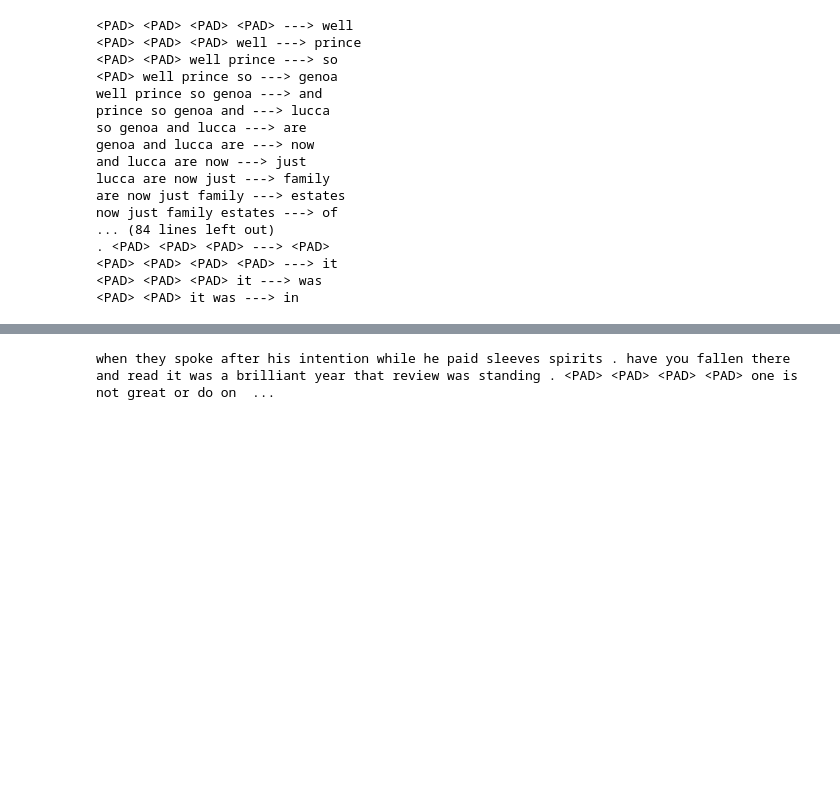
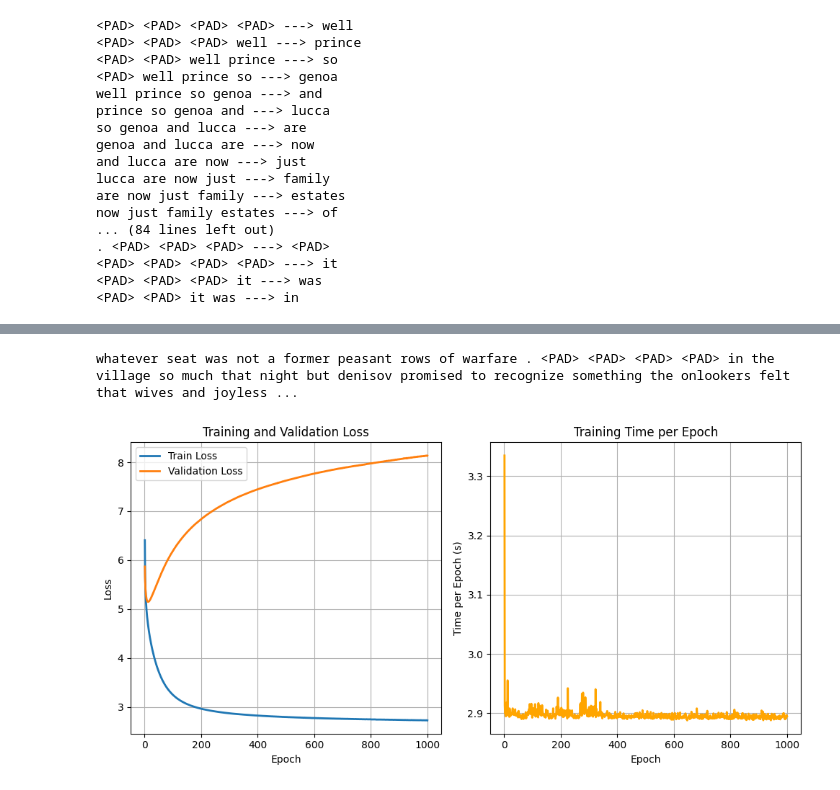
Before and after one commit to RishankSoni/es335-assignment-3, a Jupyter notebook: Taks-1.ipynb, the cells around one changed output, grey strips where cells are left out. Saved outputs shown, nothing was run; the diff lists cells and outputs as text; code cells hidden in the pictures; blank space fills up the shorter version.

```diff
--- a/Taks-1.ipynb
+++ b/Taks-1.ipynb
@@ -16,7 +16,7 @@ text = re.sub(r'\.+', '.', text).strip() # collapse multiple spaces into one
 text = re.sub(r'\.', ' . ', text) # surround periods with spaces
 text = re.sub(r'\s+', ' ', text).strip() # collapse multiple spaces into one
 text = text.lower() # convert to lowercase
-text = text[:len(text)//10]  # use only last 90% of the text
+text = text[:len(text)]  # use only last 90% of the text
 # %%
 window_size = 4
 
@@ -323,3 +335,3 @@ autumn permissible books discussion many wills shy consider tenth swaggering dis
 # %%
-train_model(model, X_train, Y_train,X_val,Y_val, epochs=1000, batch_size=1024, lr=1e-3, wd=1e-4, print_every=100)
+losses, timing , val_losses = train_model(model, X_train, Y_train,X_val,Y_val, epochs=1000, batch_size=1024, lr=1e-3, wd=1e-4, print_every=100)
 # %% [output]
@@ -330,6 +349,41 @@ Epoch  100 | Loss: 1.7650 | Time: 0.37s
 text = generate_text(model, stoi, itos, block_size=4, device=device, start_context="maid of honor and favorite", max_len=50)
 print(text)
 # %% [output]
-when they spoke after his intention while he paid sleeves spirits . have you fallen there and read it was a brilliant year that review was standing . <PAD> <PAD> <PAD> <PAD> one is not great or do on  ...
+whatever seat was not a former peasant rows of warfare . <PAD> <PAD> <PAD> <PAD> in the village so much that night but denisov promised to recognize something the onlookers felt that wives and joyless ...
+# %%
+import pandas as pd
+df = pd.DataFrame({
+    'Epoch': range(1, len(losses) + 1),
+    'Train_Loss': losses,
+    'Val_Loss': val_losses,
+    'Timing': timing
+})
+df.to_csv('training_log.csv', index=False)
+# %%
+import matplotlib.pyplot as plt
+plt.figure(figsize=(10, 5))
+
+# Loss curves
+plt.subplot(1, 2, 1)
+plt.plot(df['Epoch'], df['Train_Loss'], label='Train Loss', linewidth=2)
+plt.plot(df['Epoch'], df['Val_Loss'], label='Validation Loss', linewidth=2)
+plt.xlabel('Epoch')
+plt.ylabel('Loss')
+plt.title('Training and Validation Loss')
+plt.legend()
+plt.grid(True)
+
+# Timing curve
+plt.subplot(1, 2, 2)
+plt.plot(df['Epoch'], df['Timing'], color='orange', linewidth=2)
+plt.xlabel('Epoch')
+plt.ylabel('Time per Epoch (s)')
+plt.title('Training Time per Epoch')
+plt.grid(True)
+
+plt.tight_layout()
+plt.show()
+# %% [output]
+[figure, added]
 # %%
 torch.save(model.state_dict(), 'nextword-model-lightning.pth')
```
Also changed, not shown: parts of 13 cells of this notebook, 2 other files.
